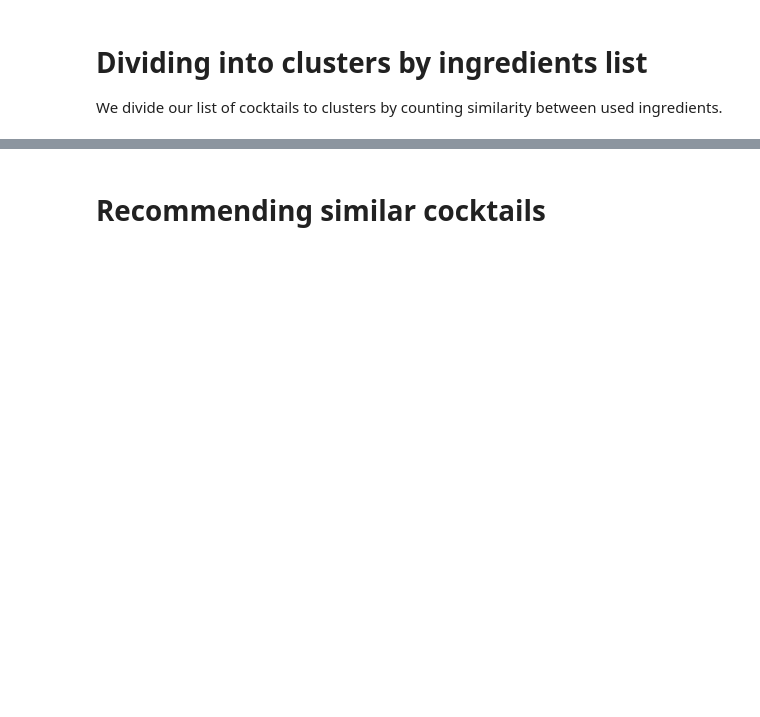
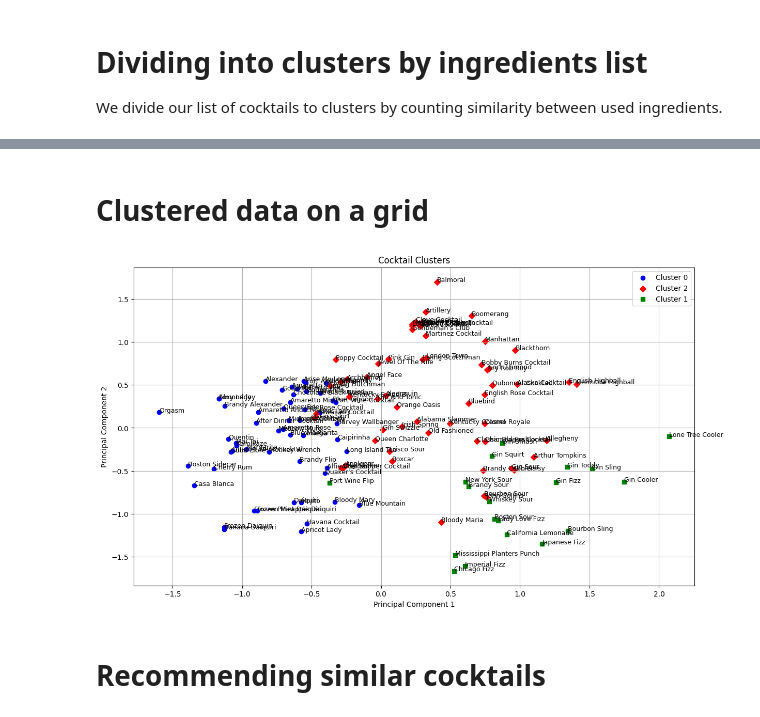
Before and after one commit to Macsok/Exploratory-Data-Analysis, a Jupyter notebook: EDA analyses/scikit-learn_analysis.ipynb, the cells around one changed output, grey strips where cells are left out. Drawn from its saved outputs; the diff is of its cells as text; code cells hidden in the pictures; blank space fills up the shorter version.

```diff
--- a/EDA analyses/scikit-learn_analysis.ipynb
+++ b/EDA analyses/scikit-learn_analysis.ipynb
@@ -37,3 +34,10 @@ df.head()
+# %% [markdown]
+# Clustered data on a grid
+# %%
+ax = own_scripts.plot_cocktail_clusters(df, n_clusters=3, print_labels=True)
+own_scripts.plt.show()
+# %% [output]
+[figure, added]
 # %% [markdown]
 # Recommending similar cocktails
 # %%
```
Also changed, not shown: parts of 5 cells of this notebook, 3 other files.
